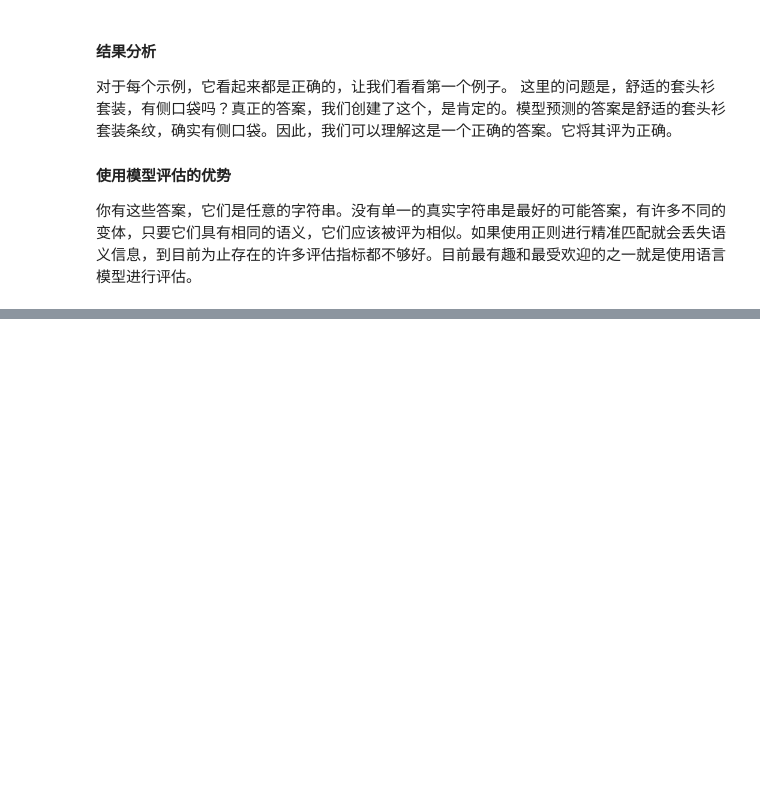
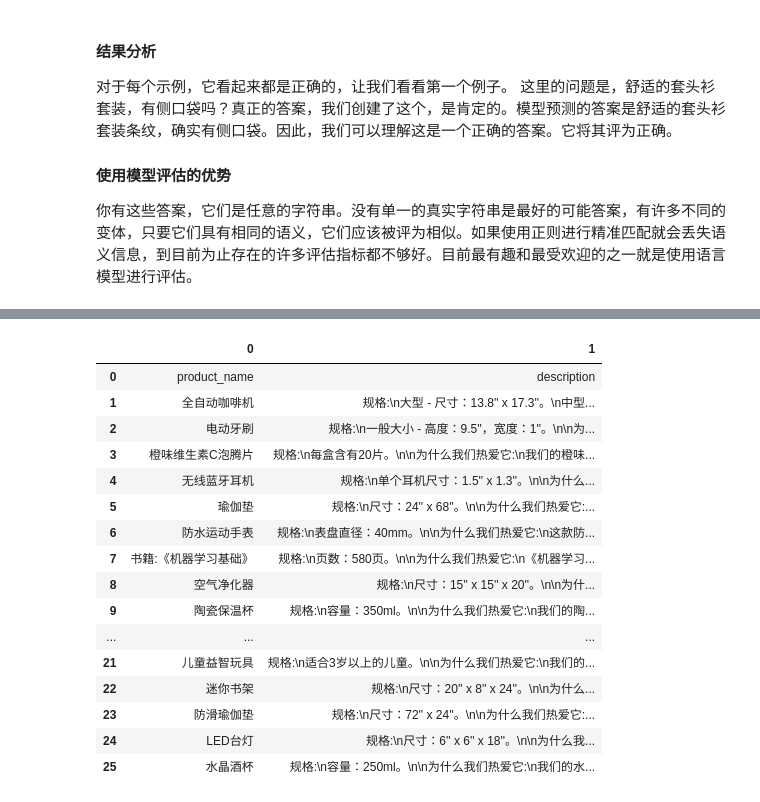
Before and after one commit to datawhalechina/llm-cookbook, a Jupyter notebook: content/LangChain for LLM Application Development/6.评估.ipynb, the cells around one changed output, grey strips where cells are left out. Saved outputs shown, nothing was run; the diff lists cells and outputs as text; code cells hidden in the pictures; blank space fills up the shorter version.

```diff
--- a/content/LangChain for LLM Application Development/6.评估.ipynb
+++ b/content/LangChain for LLM Application Development/6.评估.ipynb
@@ -282,0 +339,28 @@ Predicted Grade: CORRECT
+# %%
+#加载中文数据
+file = 'product_data.csv'
+loader = CSVLoader(file_path=file)
+data = loader.load()
+# %%
+#查看数据
+import pandas as pd
+test_data = pd.read_csv(file,header=None)
+test_data
+# %% [output]
+|  | 0 | 1 |
+| 0 | product_name | description |
+| 1 | 全自动咖啡机 | 规格:\n大型 - 尺寸：13.8'' x 17.3''。\n中型... |
+| 2 | 电动牙刷 | 规格:\n一般大小 - 高度：9.5''，宽度：1''。\n\n为... |
+| 3 | 橙味维生素C泡腾片 | 规格:\n每盒含有20片。\n\n为什么我们热爱它:\n我们的橙味... |
+| 4 | 无线蓝牙耳机 | 规格:\n单个耳机尺寸：1.5'' x 1.3''。\n\n为什么... |
+| 5 | 瑜伽垫 | 规格:\n尺寸：24'' x 68''。\n\n为什么我们热爱它:... |
+| 6 | 防水运动手表 | 规格:\n表盘直径：40mm。\n\n为什么我们热爱它:\n这款防... |
+| 7 | 书籍:《机器学习基础》 | 规格:\n页数：580页。\n\n为什么我们热爱它:\n《机器学习... |
+| 8 | 空气净化器 | 规格:\n尺寸：15'' x 15'' x 20''。\n\n为什... |
+| 9 | 陶瓷保温杯 | 规格:\n容量：350ml。\n\n为什么我们热爱它:\n我们的陶... |
+| ... | ... | ... |
+| 21 | 儿童益智玩具 | 规格:\n适合3岁以上的儿童。\n\n为什么我们热爱它:\n我们的... |
+| 22 | 迷你书架 | 规格:\n尺寸：20'' x 8'' x 24''。\n\n为什么... |
+| 23 | 防滑瑜伽垫 | 规格:\n尺寸：72'' x 24''。\n\n为什么我们热爱它:... |
+| 24 | LED台灯 | 规格:\n尺寸：6'' x 6'' x 18''。\n\n为什么我... |
+| 25 | 水晶酒杯 | 规格:\n容量：250ml。\n\n为什么我们热爱它:\n我们的水... |
```
Also changed, not shown: parts of 61 cells of this notebook, 2 other files.
